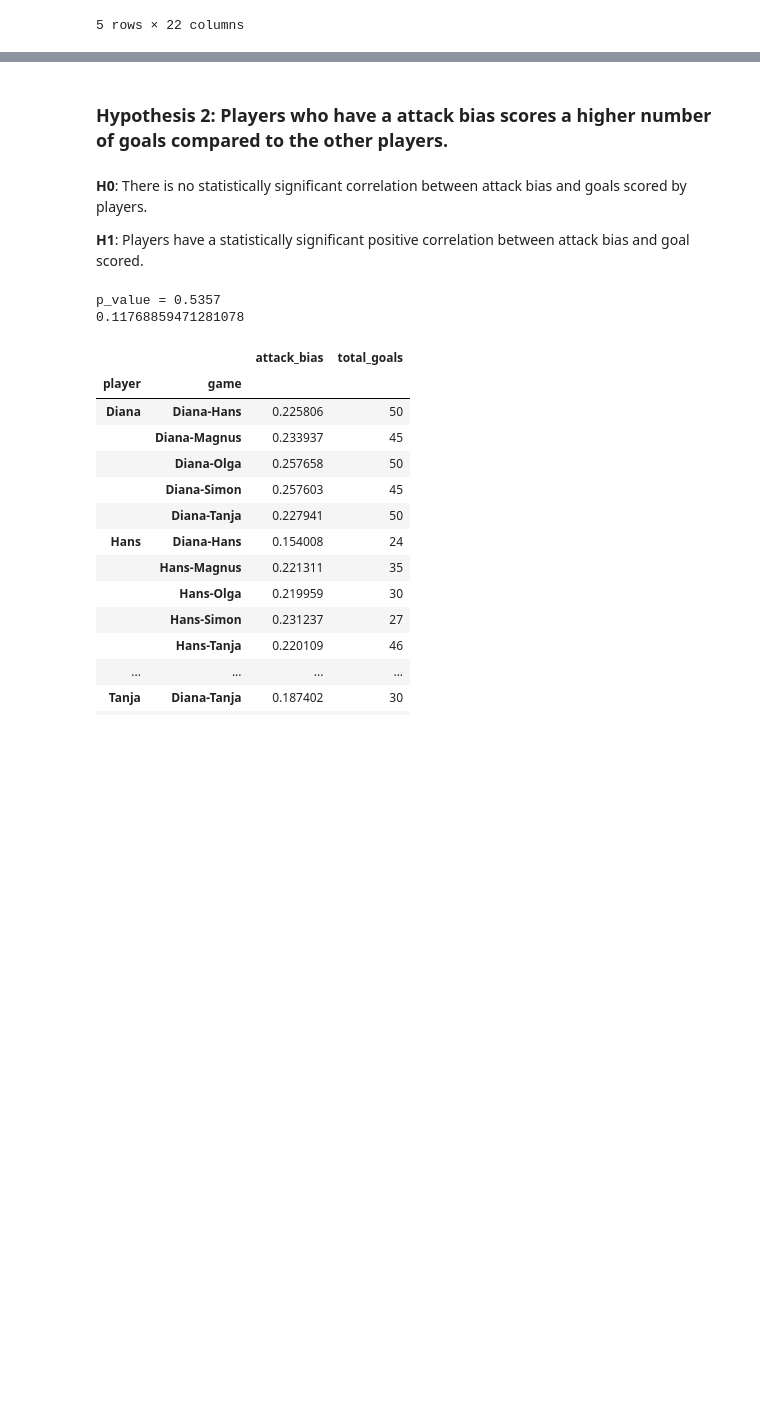
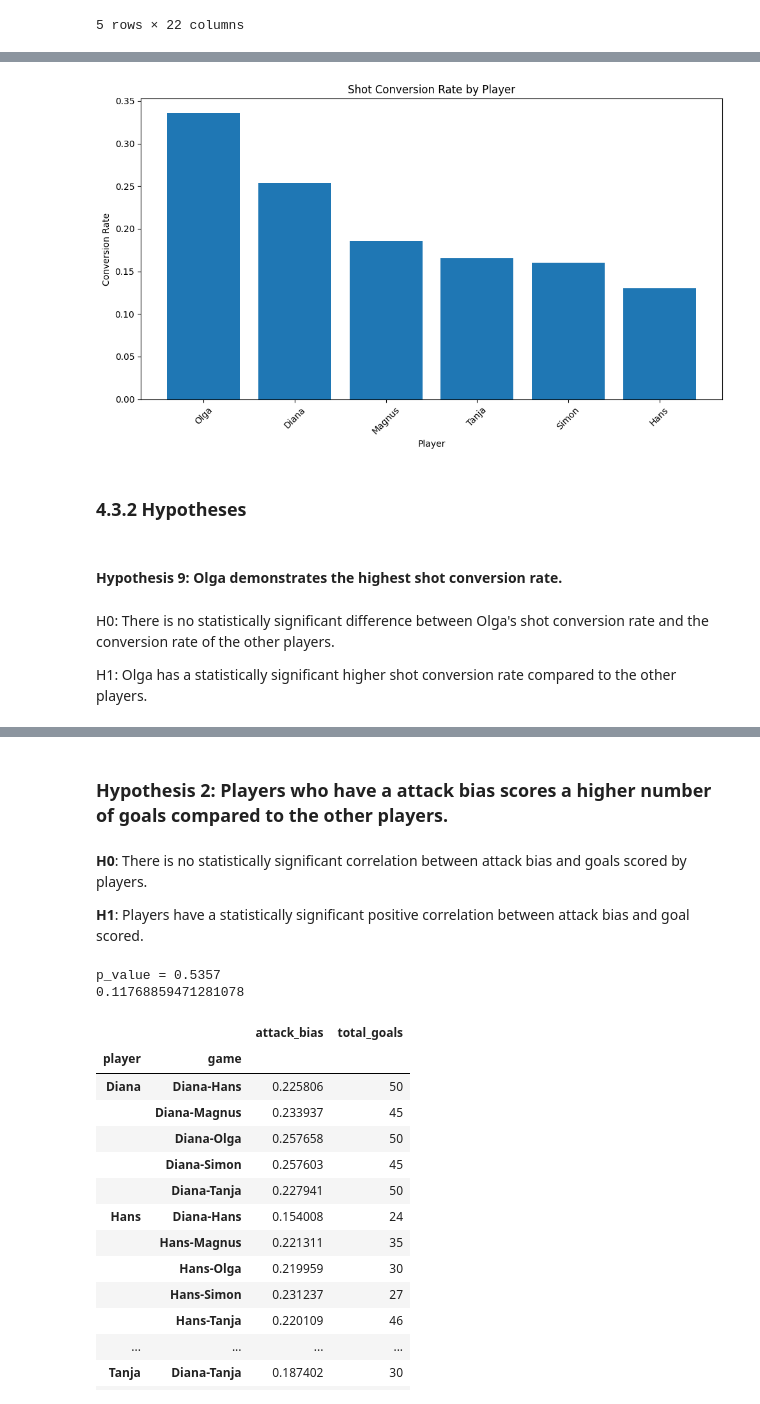
Before and after one commit to Rutvik-rn/Kicker-Strategy, a Jupyter notebook: results.ipynb, the cells around one changed output, grey strips where cells are left out. Cells and saved outputs as stored; diff of their text form; code cells hidden in the pictures; blank space fills up the shorter version.

Commit message:
put one hypothesis up and created all the titles

```diff
--- a/results.ipynb
+++ b/results.ipynb
@@ -186,0 +153,28 @@ The p-value is below 0.001. There is strong evidence for rejecting the null hypo
+# %%
+player_conversion_rate = player_conversion_rate.sort_values(
+    by='conversion_rate',
+    ascending=False
+)
+
+plt.figure(figsize=(10, 6))
+plt.bar(
+    player_conversion_rate['player'],
+    player_conversion_rate['conversion_rate'])
+
+plt.title('Shot Conversion Rate by Player')
+plt.xlabel('Player')
+plt.ylabel('Conversion Rate')
+plt.xticks(rotation=45)
+plt.tight_layout()
+
+plt.show()
+# %% [output]
+[figure, added]
+# %% [markdown]
+### 4.3.2 Hypotheses
+# %% [markdown]
+#### Hypothesis 9: Olga demonstrates the highest shot conversion rate.
+# %% [markdown]
+H0: There is no statistically significant difference between Olga's shot conversion rate and the conversion rate of the other players.
+
+H1: Olga has a statistically significant higher shot conversion rate compared to the other players.
```
Also changed, not shown: parts of 35 cells of this notebook.
